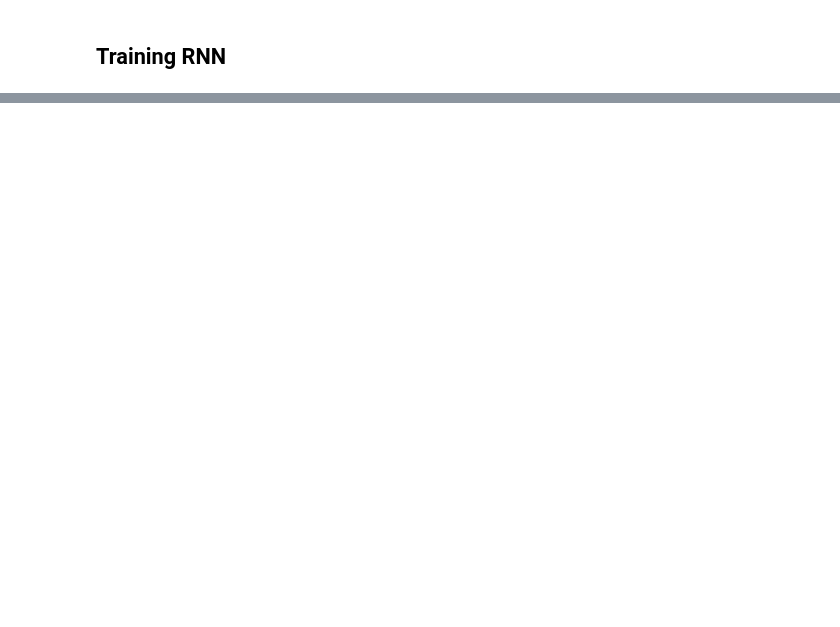
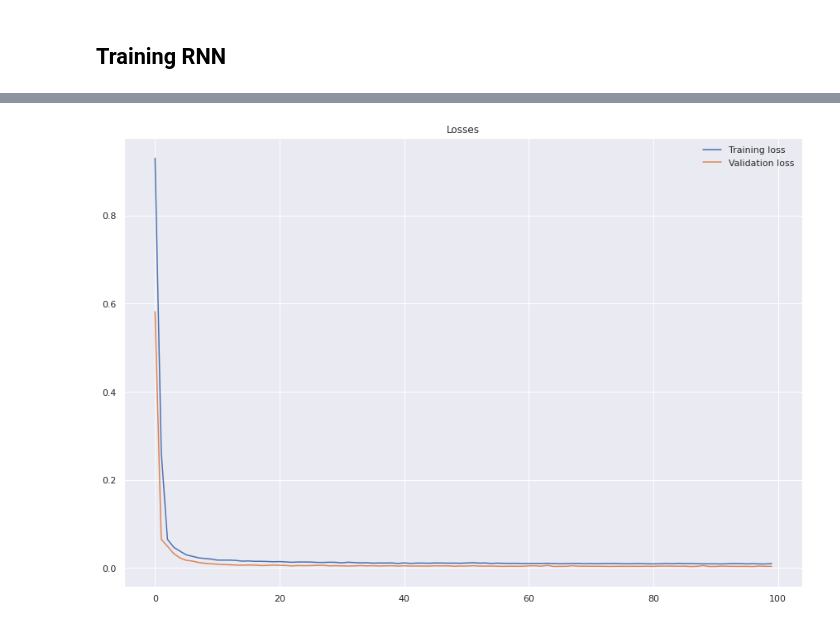
Before and after one commit to kkruglik/sber_intership, a Jupyter notebook: analysis.ipynb, the cells around one changed output, grey strips where cells are left out. Saved outputs shown, nothing was run; the diff lists cells and outputs as text; code cells hidden in the pictures; blank space fills up the shorter version.

```diff
--- a/analysis.ipynb
+++ b/analysis.ipynb
@@ -344,0 +449,14 @@ test_loader_one = DataLoader(test, batch_size=1, shuffle=False, drop_last=True)
+# %%
+input_dim = X_train.shape[1]
+output_dim = 1
+hidden_dim = 64
+layer_dim = 3
+batch_size = 64
+dropout = 0.2
+n_epochs = 100
+learning_rate = 1e-3
+weight_decay = 1e-6
+# %%
+model = LSTMModel(input_dim, hidden_dim, layer_dim, output_dim, dropout)
+criterion = nn.MSELoss(reduction="mean")
+optimizer = optim.Adam(model.parameters(), lr=learning_rate, weight_decay=weight_decay)
@@ -344,0 +545,4 @@ test_loader_one = DataLoader(test, batch_size=1, shuffle=False, drop_last=True)
+# %%
+opt = Optimization(model=model, loss_fn=criterion, optimizer=optimizer)
+# %%
+opt.train(train_loader, val_loader, batch_size=batch_size, n_epochs=n_epochs, n_features=input_dim)
@@ -344,0 +562,4 @@ test_loader_one = DataLoader(test, batch_size=1, shuffle=False, drop_last=True)
+# %%
+opt.plot_losses()
+# %% [output]
+[figure, added]
```
Also changed, not shown: parts of 41 cells of this notebook, 7 other files.
